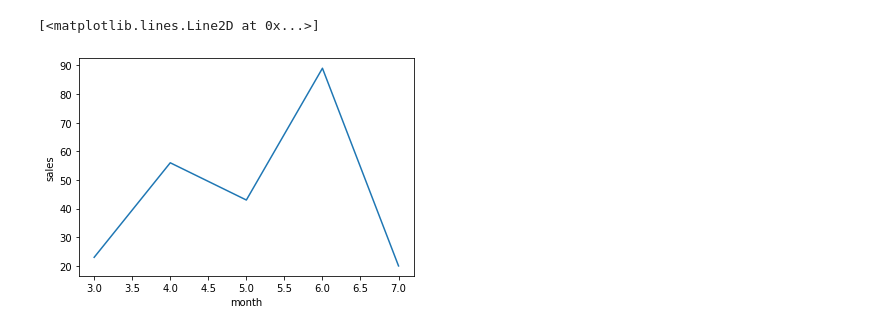
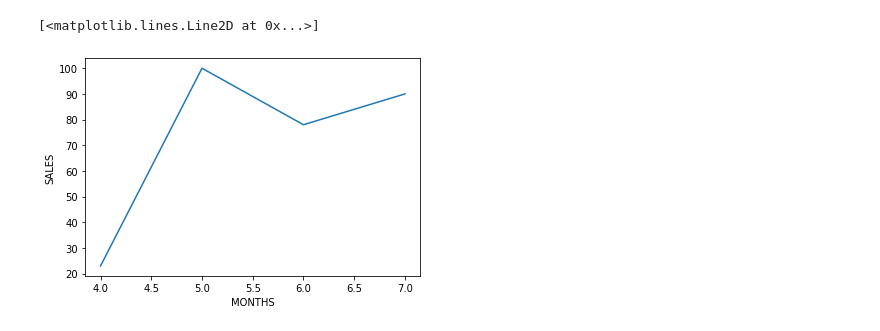
Before and after one commit to Saurabhvatsraj/Data-Analysis, a Jupyter notebook: Matplotlib01.ipynb, the cells around one changed output. Saved outputs shown, nothing was run; the diff lists cells and outputs as text; code cells hidden in the pictures.

```diff
--- a/Matplotlib01.ipynb
+++ b/Matplotlib01.ipynb
@@ -4,20 +2,17 @@
 import matplotlib.pyplot as plt
 import numpy as np
 # %%
-#line
-#bar
-#histogram
+# line
+# bar
+# histogram
 #pie
-#subplot
+# subplot
 
-
-#line graph---------
-
-sales=np.array([23,56,43,89,20])
-month=np.array([3,4,5,6,7])
-plt.xlabel('month')
-plt.ylabel('sales')
-plt.plot(month,sales)
+sales=np.array([23,100,78,90])
+months=np.array([4,5,6,7])
+plt.xlabel('MONTHS')
+plt.ylabel('SALES')
+plt.plot(months,sales)
 # %% [output]
 [<matplotlib.lines.Line2D at 0x...>]
-[figure, old version]
+[figure, new version]
```
Also changed, not shown: parts of 14 cells of this notebook.
